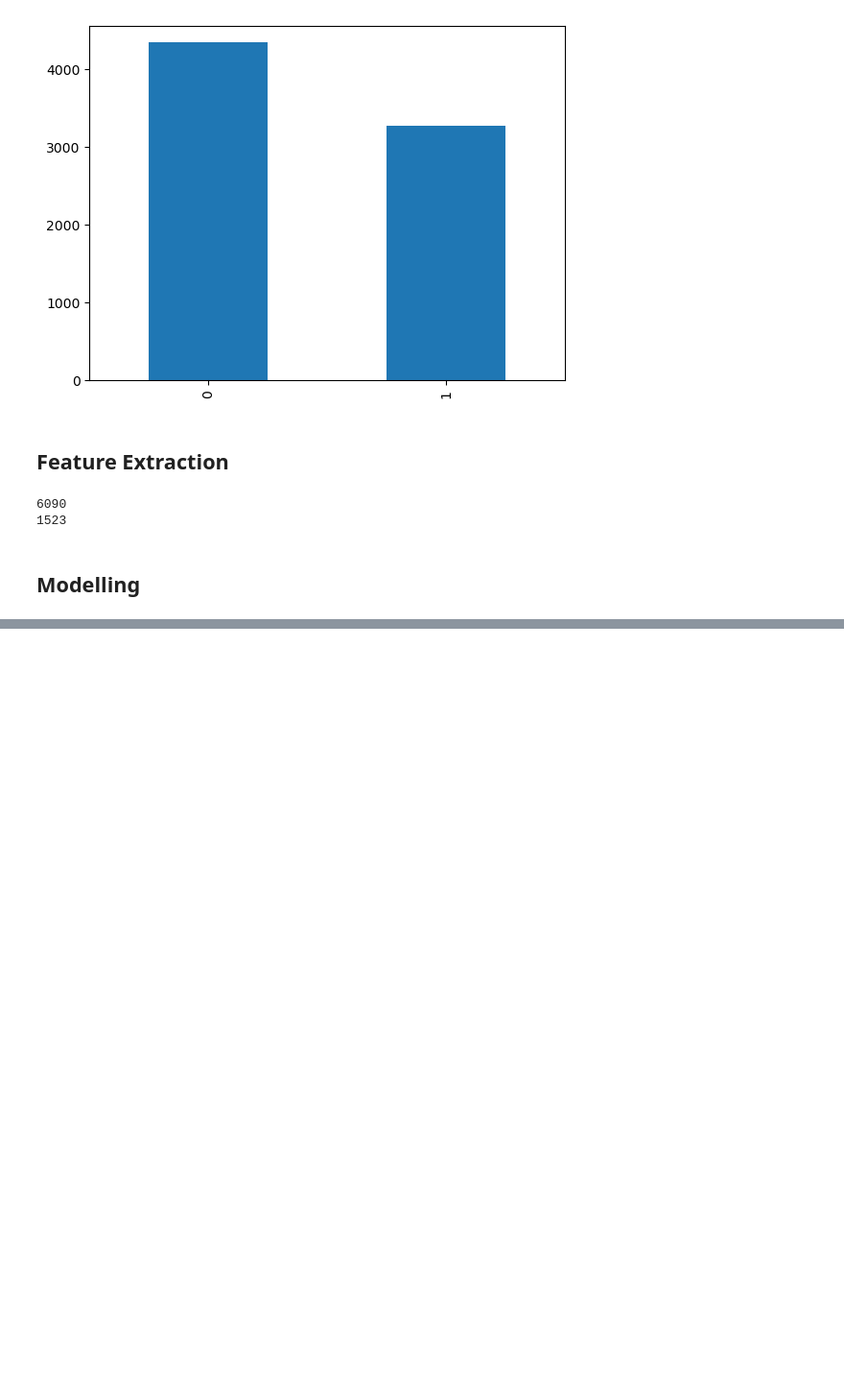
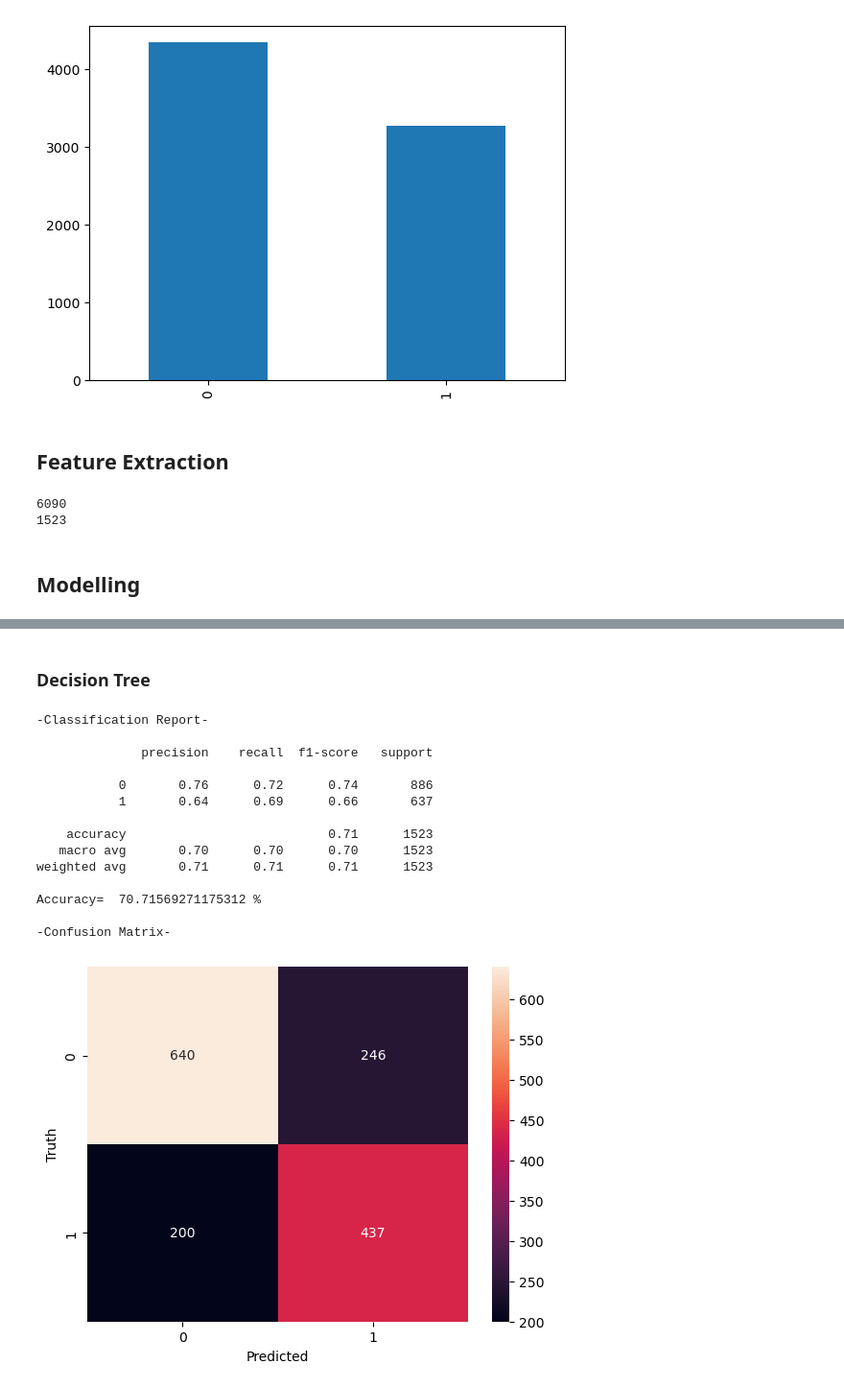
Before and after one commit to Naftal-Rainer/Natural-Language-Processing-with-Disaster-Tweets, a Jupyter notebook: notebooks/nlp_tweets.ipynb, the cells around one changed output, grey strips where cells are left out. Shown: that part at 96% size. Saved outputs shown, nothing was run; the diff lists cells and outputs as text; code cells hidden in the pictures; blank space fills up the shorter version.

```diff
--- a/notebooks/nlp_tweets.ipynb
+++ b/notebooks/nlp_tweets.ipynb
@@ -205,0 +291,23 @@ print(len(y_test))
+# %% [markdown]
+### Decision Tree
+# %%
+from sklearn.tree import DecisionTreeClassifier
+
+DT= DecisionTreeClassifier(criterion = 'entropy', random_state = 0)
+classification(DT, X, y)
+# %% [output]
+-Classification Report-
+
+              precision    recall  f1-score   support
+
+           0       0.76      0.72      0.74       886
+           1       0.64      0.69      0.66       637
+
+    accuracy                           0.71      1523
+   macro avg       0.70      0.70      0.70      1523
+weighted avg       0.71      0.71      0.71      1523
+
+Accuracy=  70.71569271175312 %
+
+-Confusion Matrix-
+[figure, added]
```
Also changed, not shown: parts of 9 cells of this notebook.
